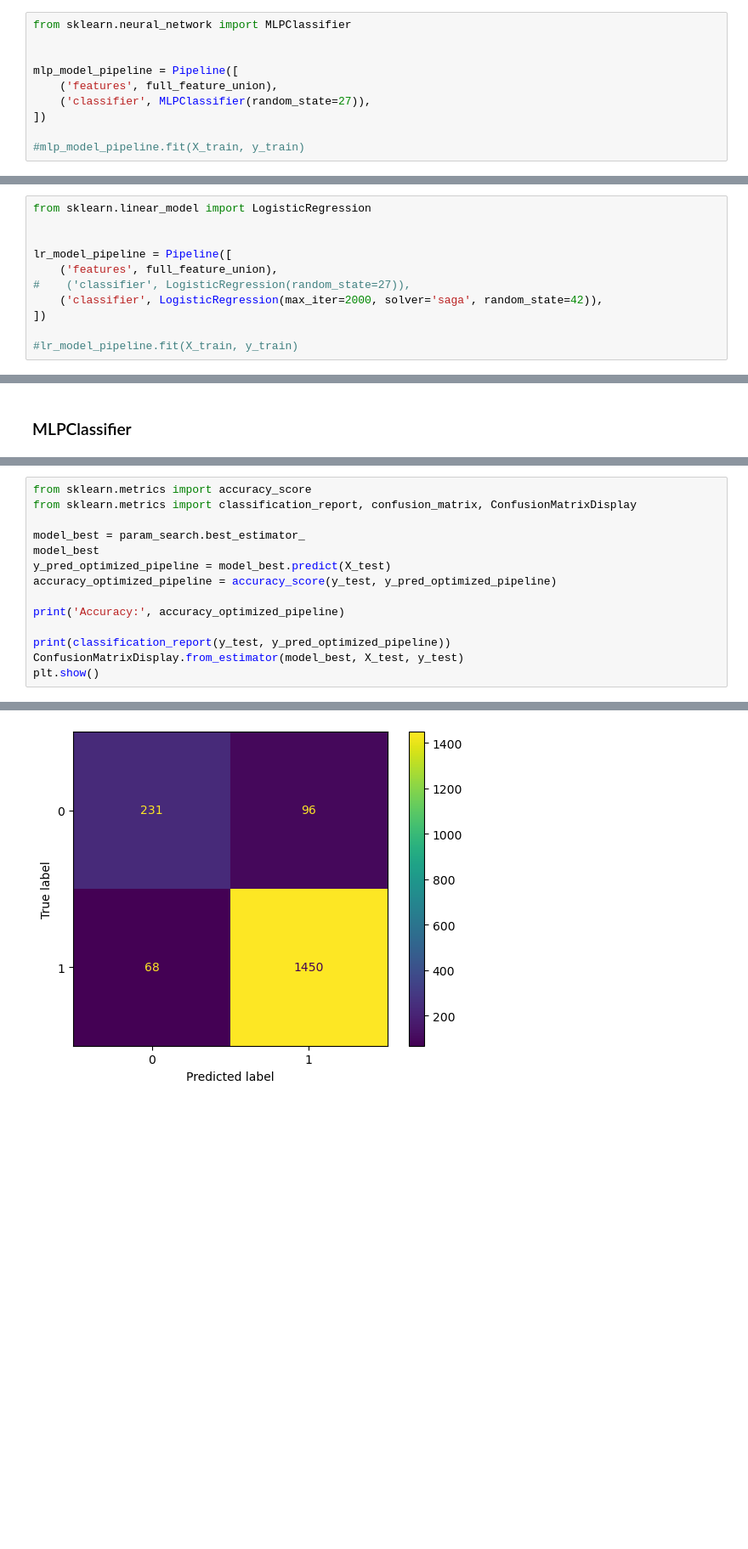
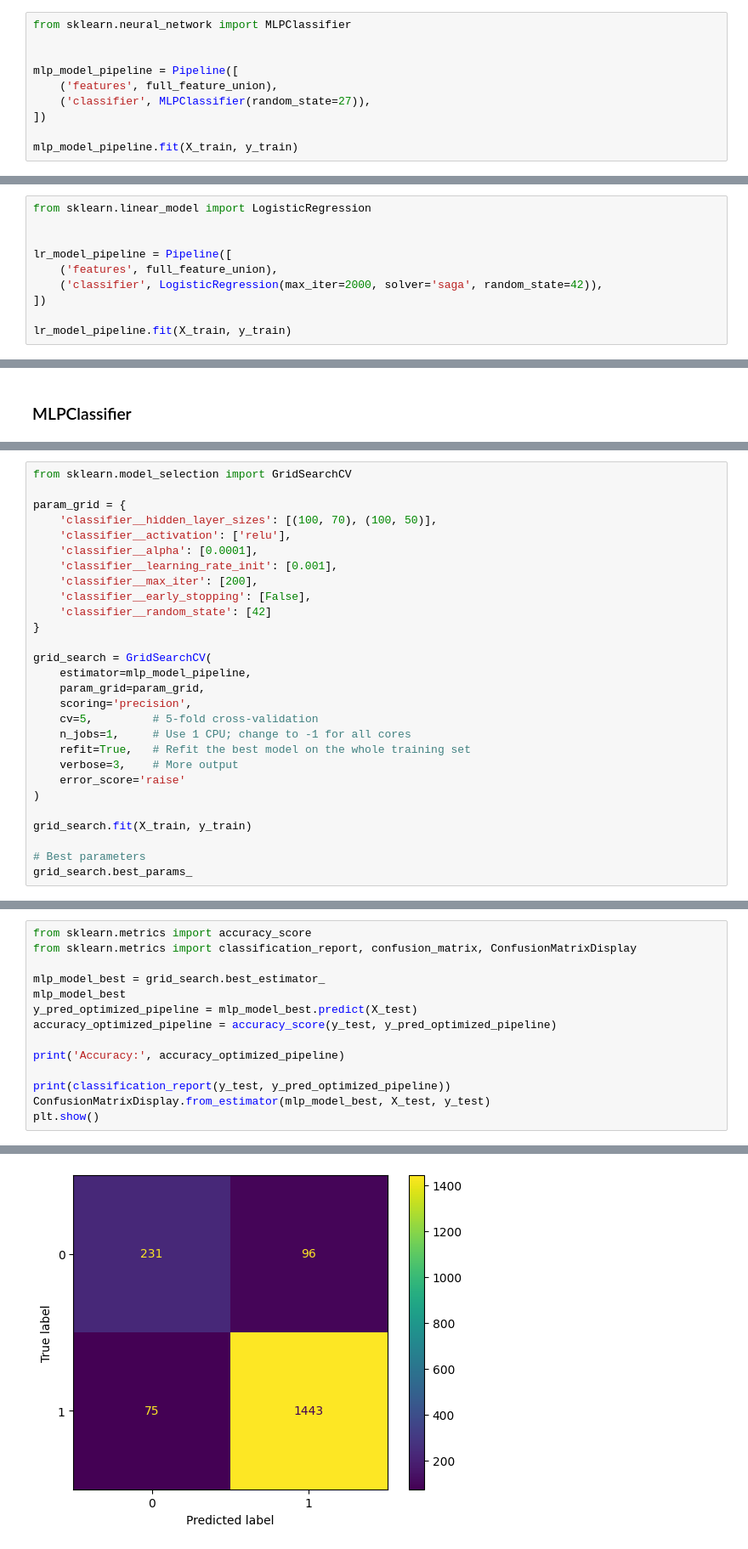
Before and after one commit to LucWill/fashion-forecasting, a Jupyter notebook: starter/starter.ipynb, the cells around one changed output, grey strips where cells are left out. Shown at 85% size. Drawn from its saved outputs; the diff is of its cells as text; blank space fills up the shorter version.

```diff
--- a/starter/starter.ipynb
+++ b/starter/starter.ipynb
@@ -850,4 +702,4 @@ mlp_model_pipeline = Pipeline([
     ('classifier', MLPClassifier(random_state=27)),
 ])
 
-#mlp_model_pipeline.fit(X_train, y_train)
+mlp_model_pipeline.fit(X_train, y_train)
@@ -880,8 +750,7 @@ from sklearn.linear_model import LogisticRegression
 
 lr_model_pipeline = Pipeline([
     ('features', full_feature_union),
-#    ('classifier', LogisticRegression(random_state=27)),
     ('classifier', LogisticRegression(max_iter=2000, solver='saga', random_state=42)),
 ])
 
-#lr_model_pipeline.fit(X_train, y_train)
+lr_model_pipeline.fit(X_train, y_train)
@@ -1102,0 +902,28 @@ Fitting 5 folds for each of 2 candidates, totalling 10 fits
+# %%
+from sklearn.model_selection import GridSearchCV
+
+param_grid = {
+    'classifier__hidden_layer_sizes': [(100, 70), (100, 50)],
+    'classifier__activation': ['relu'],
+    'classifier__alpha': [0.0001],
+    'classifier__learning_rate_init': [0.001],
+    'classifier__max_iter': [200],
+    'classifier__early_stopping': [False],
+    'classifier__random_state': [42]
+}
+
+grid_search = GridSearchCV(
+    estimator=mlp_model_pipeline,
+    param_grid=param_grid,
+    scoring='precision',
+    cv=5,         # 5-fold cross-validation
+    n_jobs=1,     # Use 1 CPU; change to -1 for all cores
+    refit=True,   # Refit the best model on the whole training set
+    verbose=3,    # More output
+    error_score='raise'
+)
+
+grid_search.fit(X_train, y_train)
+
+# Best parameters
+grid_search.best_params_
@@ -1104,14 +950,14 @@ Fitting 5 folds for each of 2 candidates, totalling 10 fits
 from sklearn.metrics import accuracy_score
 from sklearn.metrics import classification_report, confusion_matrix, ConfusionMatrixDisplay
 
-model_best = param_search.best_estimator_
-model_best
-y_pred_optimized_pipeline = model_best.predict(X_test)
+mlp_model_best = grid_search.best_estimator_
+mlp_model_best
+y_pred_optimized_pipeline = mlp_model_best.predict(X_test)
 accuracy_optimized_pipeline = accuracy_score(y_test, y_pred_optimized_pipeline)
 
 print('Accuracy:', accuracy_optimized_pipeline)
 
 print(classification_report(y_test, y_pred_optimized_pipeline))
-ConfusionMatrixDisplay.from_estimator(model_best, X_test, y_test)
+ConfusionMatrixDisplay.from_estimator(mlp_model_best, X_test, y_test)
 plt.show()
 # %% [output]
@@ -1126,2 +972,2 @@ Accuracy: 0.9111111111111111
 weighted avg       0.91      0.91      0.91      1845
-[figure, old version]
+[figure, new version]
```
Also changed, not shown: parts of 38 cells of this notebook.
